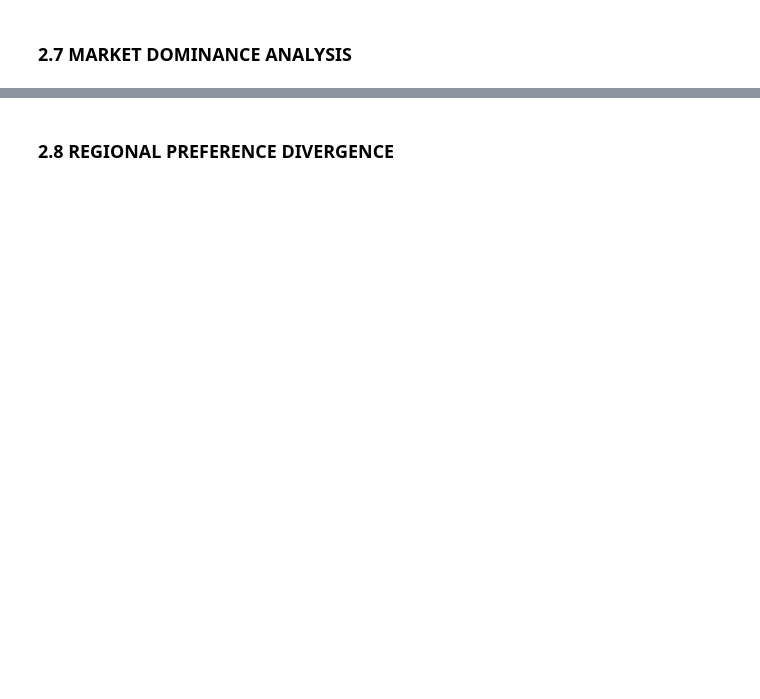
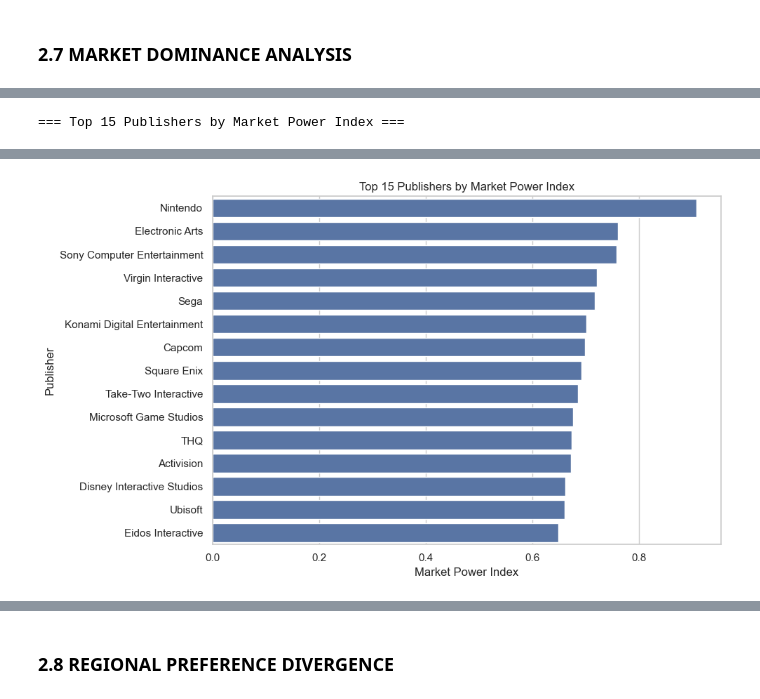
Before and after one commit to Siddharth1254/data-wrangling-project, a Jupyter notebook: Notebook.ipynb, the cells around one changed output, grey strips where cells are left out. Drawn from its saved outputs; the diff is of its cells as text; code cells hidden in the pictures; blank space fills up the shorter version.

```diff
--- a/Notebook.ipynb
+++ b/Notebook.ipynb
@@ -485,0 +554,8 @@ plt.show()
+# %%
+leader_counts = (
+    pub_genre_sales[pub_genre_sales["Is_Genre_Leader"]]
+    .groupby("Publisher")["Genre"]
+    .nunique()
+    .reset_index()
+    .rename(columns={"Genre": "Num_Genres_Leader"})
+)
@@ -485,0 +571,39 @@ plt.show()
+# %%
+def min_max_norm(series):
+    return (series - series.min()) / (series.max() - series.min())
+
+publisher_metrics["Norm_Hit_Rate"] = min_max_norm(publisher_metrics["Hit_Rate"].fillna(0))
+publisher_metrics["Norm_Genre_Diversity"] = min_max_norm(publisher_metrics["Genre_Diversity"].fillna(0))
+# %%
+publisher_metrics["Norm_Consistency"] = 1 - min_max_norm(publisher_metrics["Regional_Consistency_Std"].fillna(0))
+
+publisher_metrics["Norm_Leader_Count"] = min_max_norm(publisher_metrics["Num_Genres_Leader"])
+# %%
+publisher_metrics["Market_Power_Index"] = (
+    0.35 * publisher_metrics["Norm_Hit_Rate"] +
+    0.30 * publisher_metrics["Norm_Genre_Diversity"] +
+    0.25 * publisher_metrics["Norm_Consistency"] +
+    0.10 * publisher_metrics["Norm_Leader_Count"]
+)
+# %%
+publisher_ranked = publisher_metrics.sort_values("Market_Power_Index", ascending=False)
+
+print("\n=== Top 15 Publishers by Market Power Index ===")
+display(publisher_ranked.head(15)[
+    ["Publisher", "Global_Sales", "Genre_Diversity", "Hit_Rate",
+     "Regional_Consistency_Std", "Num_Genres_Leader", "Market_Power_Index"]
+])
+
+plt.figure(figsize=(10, 6))
+sns.barplot(
+    data=publisher_ranked.head(15),
+    x="Market_Power_Index",
+    y="Publisher"
+)
+plt.title("Top 15 Publishers by Market Power Index")
+plt.xlabel("Market Power Index")
+plt.ylabel("Publisher")
+plt.tight_layout()
+plt.show()
+# %% [output]
+=== Top 15 Publishers by Market Power Index ===
@@ -485,0 +626 @@ plt.show()
+[figure, added]
```
Also changed, not shown: parts of 23 cells of this notebook.
